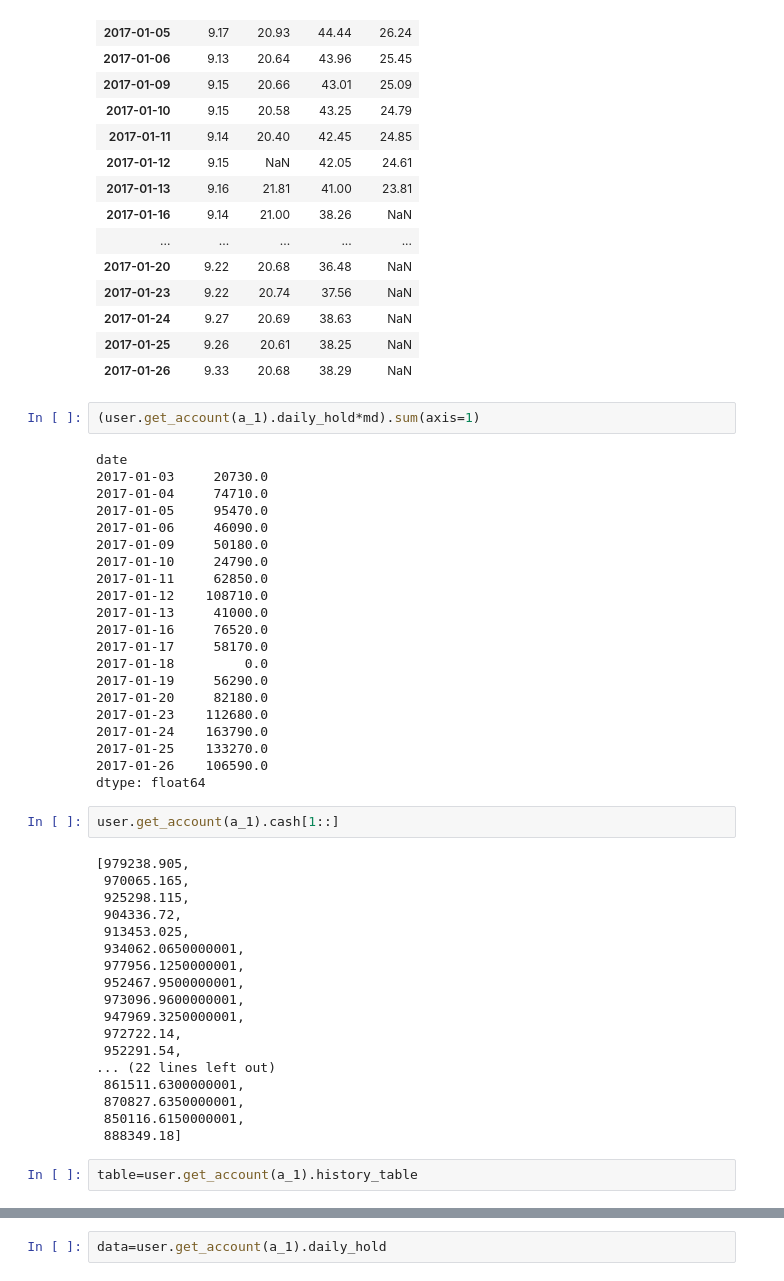
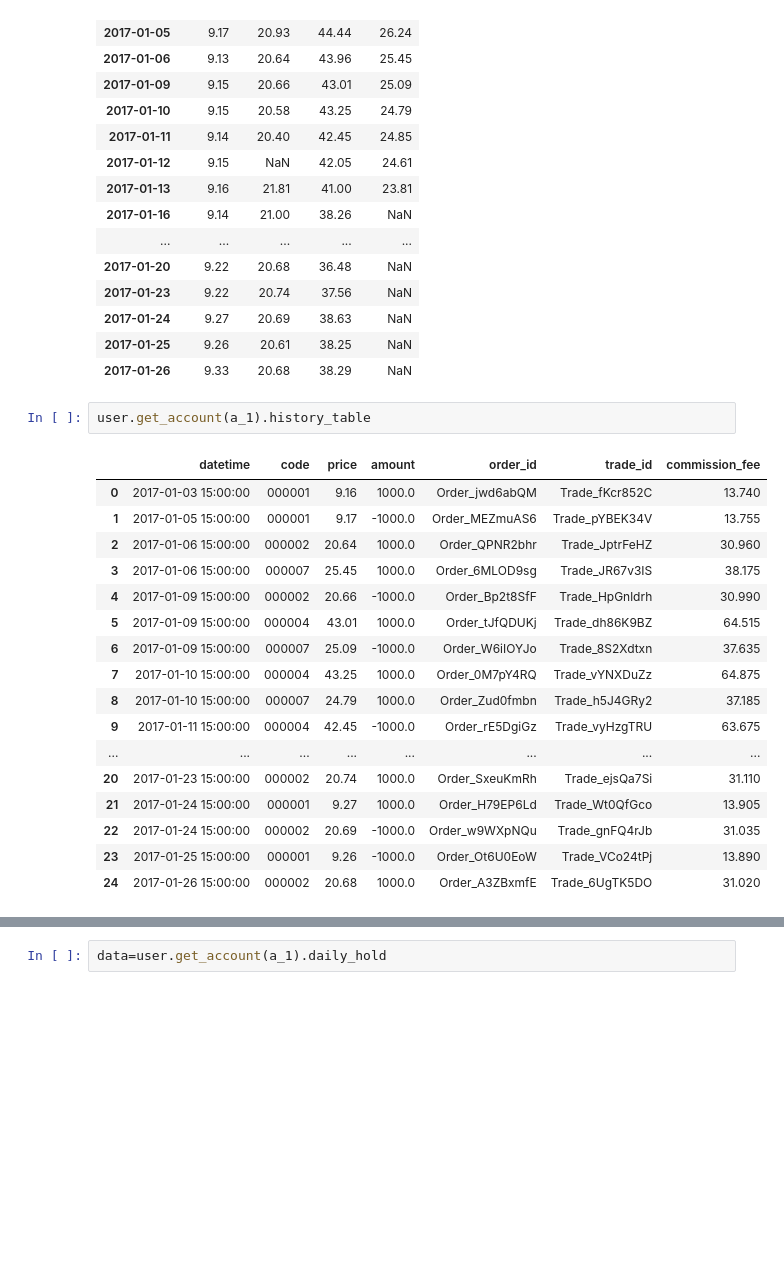
Before and after one commit to yutiansut/QUANTAXIS, a Jupyter notebook: jupyterexample/generate_trade.ipynb, the cells around one changed output, grey strips where cells are left out. Drawn from its saved outputs; the diff is of its cells as text; blank space fills up the shorter version.

```diff
--- a/jupyterexample/generate_trade.ipynb
+++ b/jupyterexample/generate_trade.ipynb
@@ -254,48 +249,23 @@ md
 | 2017-01-24 | 9.27 | 20.69 | 38.63 | NaN |
 | 2017-01-25 | 9.26 | 20.61 | 38.25 | NaN |
 | 2017-01-26 | 9.33 | 20.68 | 38.29 | NaN |
-# %%
-(user.get_account(a_1).daily_hold*md).sum(axis=1)
-# %% [output]
-date
-2017-01-03     20730.0
-2017-01-04     74710.0
-2017-01-05     95470.0
-2017-01-06     46090.0
-2017-01-09     50180.0
-2017-01-10     24790.0
-2017-01-11     62850.0
-2017-01-12    108710.0
-2017-01-13     41000.0
-2017-01-16     76520.0
-2017-01-17     58170.0
-2017-01-18         0.0
-2017-01-19     56290.0
-2017-01-20     82180.0
-2017-01-23    112680.0
-2017-01-24    163790.0
-2017-01-25    133270.0
-2017-01-26    106590.0
-dtype: float64
 # %%
-user.get_account(a_1).cash[1::]
+user.get_account(a_1).history_table
 # %% [output]
-[979238.905,
- 970065.165,
- 925298.115,
- 904336.72,
- 913453.025,
- 934062.0650000001,
- 977956.1250000001,
- 952467.9500000001,
- 973096.9600000001,
- 947969.3250000001,
- 972722.14,
- 952291.54,
-... (22 lines left out)
- 861511.6300000001,
- 870827.6350000001,
- 850116.6150000001,
- 888349.18]
+|  | datetime | code | price | amount | order_id | trade_id | commission_fee |
+| 0 | 2017-01-03 15:00:00 | 000001 | 9.16 | 1000.0 | Order_jwd6abQM | Trade_fKcr852C | 13.740 |
+| 1 | 2017-01-05 15:00:00 | 000001 | 9.17 | -1000.0 | Order_MEZmuAS6 | Trade_pYBEK34V | 13.755 |
+| 2 | 2017-01-06 15:00:00 | 000002 | 20.64 | 1000.0 | Order_QPNR2bhr | Trade_JptrFeHZ | 30.960 |
+| 3 | 2017-01-06 15:00:00 | 000007 | 25.45 | 1000.0 | Order_6MLOD9sg | Trade_JR67v3IS | 38.175 |
+| 4 | 2017-01-09 15:00:00 | 000002 | 20.66 | -1000.0 | Order_Bp2t8SfF | Trade_HpGnldrh | 30.990 |
+| 5 | 2017-01-09 15:00:00 | 000004 | 43.01 | 1000.0 | Order_tJfQDUKj | Trade_dh86K9BZ | 64.515 |
+| 6 | 2017-01-09 15:00:00 | 000007 | 25.09 | -1000.0 | Order_W6iIOYJo | Trade_8S2Xdtxn | 37.635 |
+| 7 | 2017-01-10 15:00:00 | 000004 | 43.25 | 1000.0 | Order_0M7pY4RQ | Trade_vYNXDuZz | 64.875 |
+| 8 | 2017-01-10 15:00:00 | 000007 | 24.79 | 1000.0 | Order_Zud0fmbn | Trade_h5J4GRy2 | 37.185 |
+| 9 | 2017-01-11 15:00:00 | 000004 | 42.45 | -1000.0 | Order_rE5DgiGz | Trade_vyHzgTRU | 63.675 |
+| ... | ... | ... | ... | ... | ... | ... | ... |
+| 20 | 2017-01-23 15:00:00 | 000002 | 20.74 | 1000.0 | Order_SxeuKmRh | Trade_ejsQa7Si | 31.110 |
+| 21 | 2017-01-24 15:00:00 | 000001 | 9.27 | 1000.0 | Order_H79EP6Ld | Trade_Wt0QfGco | 13.905 |
+| 22 | 2017-01-24 15:00:00 | 000002 | 20.69 | -1000.0 | Order_w9WXpNQu | Trade_gnFQ4rJb | 31.035 |
+| 23 | 2017-01-25 15:00:00 | 000001 | 9.26 | -1000.0 | Order_Ot6U0EoW | Trade_VCo24tPj | 13.890 |
+| 24 | 2017-01-26 15:00:00 | 000002 | 20.68 | 1000.0 | Order_A3ZBxmfE | Trade_6UgTK5DO | 31.020 |
-# %%
-table=user.get_account(a_1).history_table
```
Also changed, not shown: parts of 14 cells of this notebook, 1 other file.
